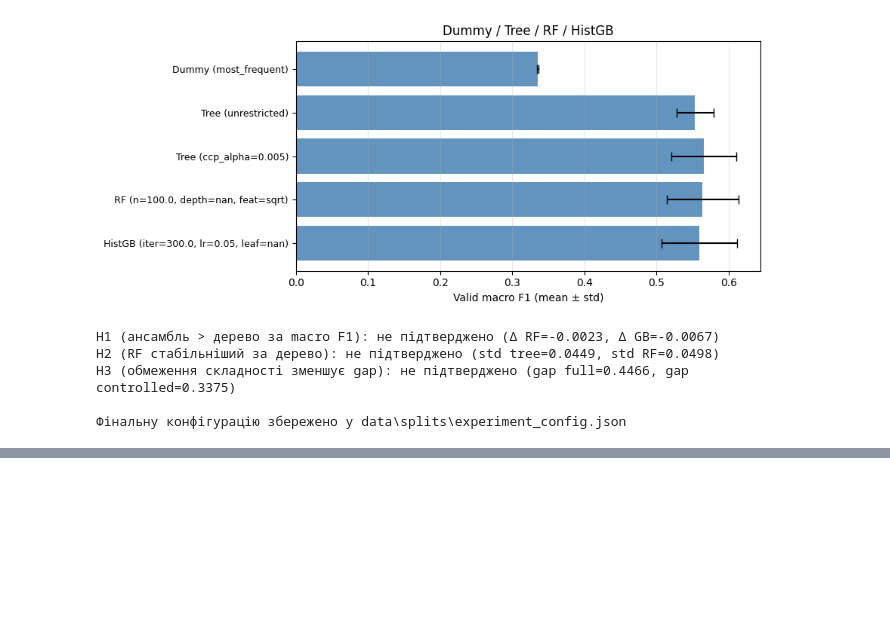
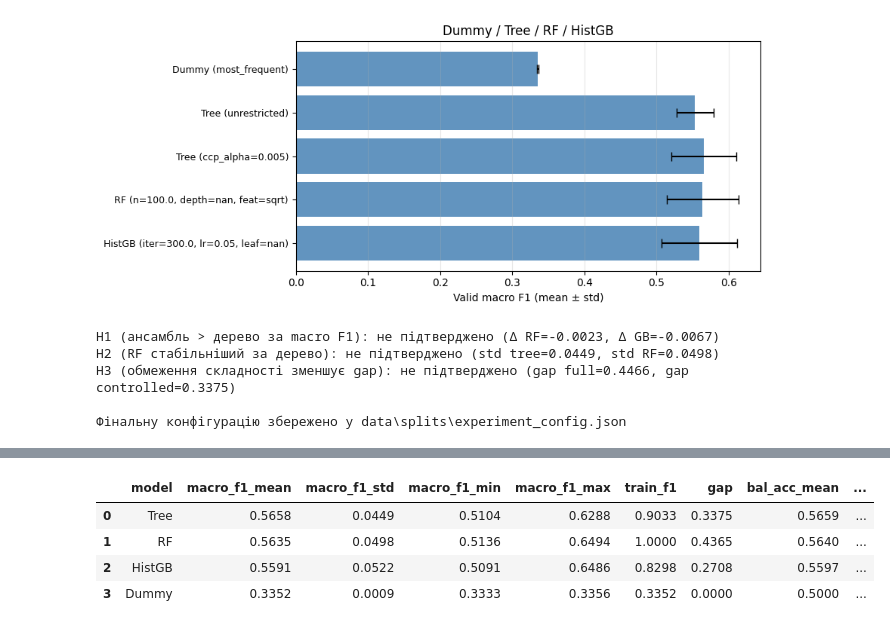
Before and after one commit to Yaroslav071315/machine-learning-course-volovnyk, a Jupyter notebook: lab04/notebook/lab04.ipynb, the cells around one changed output, grey strips where cells are left out. Saved outputs shown, nothing was run; the diff lists cells and outputs as text; code cells hidden in the pictures; blank space fills up the shorter version.

```diff
--- a/lab04/notebook/lab04.ipynb
+++ b/lab04/notebook/lab04.ipynb
@@ -546,0 +560,82 @@ H3 (обмеження складності зменшує gap): не підтв
+# %%
+from sklearn.model_selection import cross_validate
+from sklearn.metrics import f1_score, balanced_accuracy_score, make_scorer
+
+SCORING_FULL = {
+    "macro_f1": make_scorer(f1_score, average="macro"),
+    "bal_acc":  make_scorer(balanced_accuracy_score),
+}
+
+import inspect
+import numpy as np
+
+def filter_params(model_class, params_dict):
+    valid_params = inspect.signature(model_class.__init__).parameters
+    cleaned = {}
+
+    for k, v in params_dict.items():
+        if k in valid_params:
+            # Check is NaN
+            is_nan = isinstance(v, (float, np.float64, np.float32)) and np.isnan(v)
+
+            # Specific fix for HistGradientBoostingClassifier and max_features
+            if model_class.__name__ == "HistGradientBoostingClassifier" and k == "max_features":
+                if is_nan or v is None:
+                    cleaned[k] = 1.0
+                    continue
+
+            # 1. if it is NaN, transform in None
+            if is_nan:
+                cleaned[k] = None
+            # 2. else if  float, but even (example, 100.0), force transform to int
+            elif isinstance(v, (float, np.float64, np.float32)) and hasattr(v, 'is_integer') and v.is_integer():
+                cleaned[k] = int(v)
+            # 3. for common float, orfloat64,tronsform via int()
+            elif isinstance(v, (float, np.float64, np.float32)) and float(v).is_integer():
+                cleaned[k] = int(v)
+            else:
+                cleaned[k] = v
+    return cleaned
+
+# Фіксовані моделі з Етапу 4 (використовуємо один random_state для всіх)
+models = {
+    "Dummy":  DummyClassifier(strategy="most_frequent", random_state=RANDOM_STATE),
+    "Tree":   DecisionTreeClassifier(**filter_params(DecisionTreeClassifier, best_tree_params)),
+    "RF":     RandomForestClassifier(random_state=RANDOM_STATE,
+                                     **filter_params(RandomForestClassifier, best_rf)),
+    "HistGB": HistGradientBoostingClassifier(random_state=RANDOM_STATE,
+                                             **filter_params(HistGradientBoostingClassifier, best_gb)),
+}
+
+
+
+
+# Одні й ті самі folds для всіх моделей
+cv_shared = StratifiedKFold(n_splits=CONFIG["cv_folds"], shuffle=True, random_state=RANDOM_STATE)
+
+fold_scores = {}   # модель -> масив macro F1 по folds
+rows = []
+for name, est in models.items():
+    r = cross_validate(est, X_train, y_train, cv=cv_shared,
+                       scoring=SCORING_FULL, return_train_score=True, n_jobs=-1)
+    fold_scores[name] = r["test_macro_f1"]
+    rows.append({
+        "model":         name,
+        "macro_f1_mean": float(r["test_macro_f1"].mean()),
+        "macro_f1_std":  float(r["test_macro_f1"].std()),
+        "macro_f1_min":  float(r["test_macro_f1"].min()),
+        "macro_f1_max":  float(r["test_macro_f1"].max()),
+        "train_f1":      float(r["train_macro_f1"].mean()),
+        "gap":           float(r["train_macro_f1"].mean() - r["test_macro_f1"].mean()),
+        "bal_acc_mean":  float(r["test_bal_acc"].mean()),
+        "bal_acc_std":   float(r["test_bal_acc"].std()),
+    })
+
+comparison_full = pd.DataFrame(rows).sort_values("macro_f1_mean", ascending=False).reset_index(drop=True)
+comparison_full.round(4)
+# %% [output]
+|  | model | macro_f1_mean | macro_f1_std | macro_f1_min | macro_f1_max | train_f1 | gap | bal_acc_mean | ... |
+| 0 | Tree | 0.5658 | 0.0449 | 0.5104 | 0.6288 | 0.9033 | 0.3375 | 0.5659 | ... |
+| 1 | RF | 0.5635 | 0.0498 | 0.5136 | 0.6494 | 1.0000 | 0.4365 | 0.5640 | ... |
+| 2 | HistGB | 0.5591 | 0.0522 | 0.5091 | 0.6486 | 0.8298 | 0.2708 | 0.5597 | ... |
+| 3 | Dummy | 0.3352 | 0.0009 | 0.3333 | 0.3356 | 0.3352 | 0.0000 | 0.5000 | ... |
```
Also changed, not shown: parts of 5 cells of this notebook, 1 other file.
